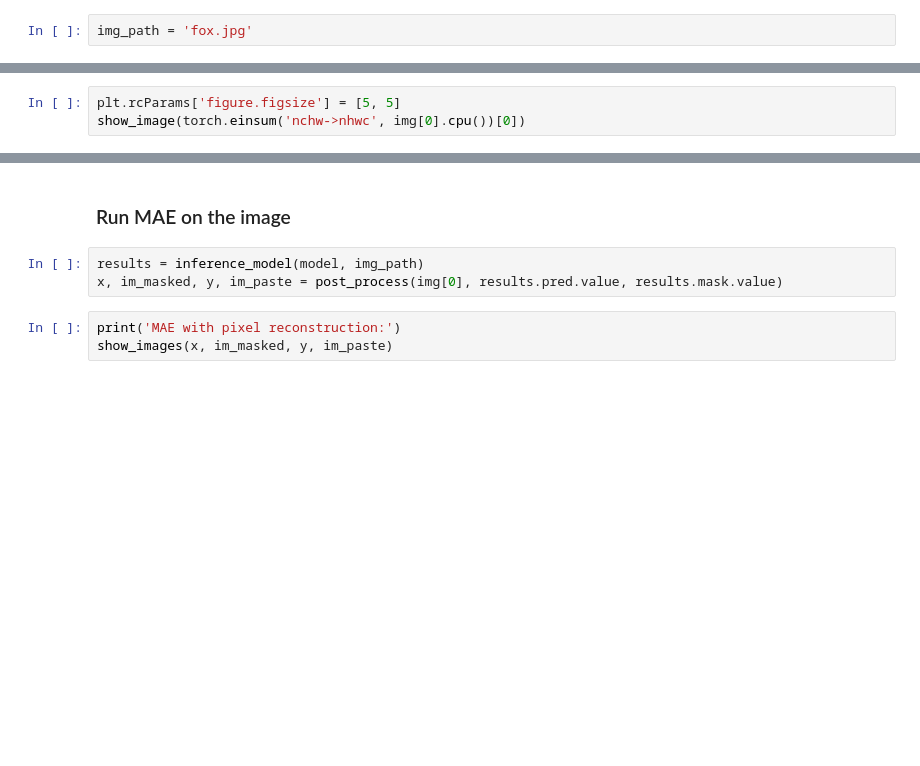
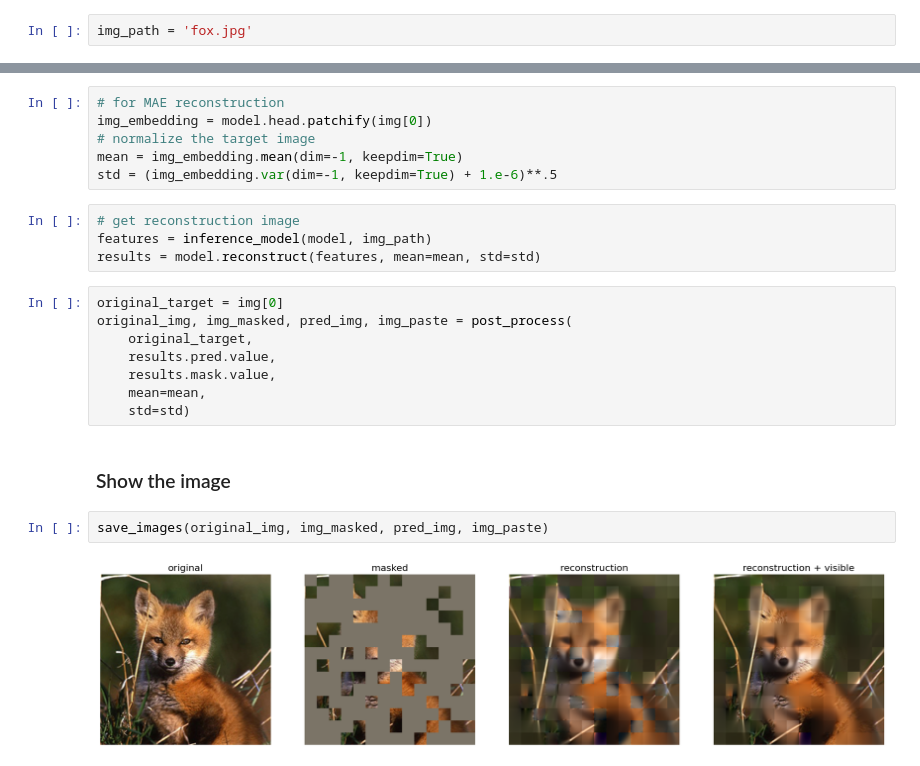
Before and after one commit to open-mmlab/mmselfsup, a Jupyter notebook: demo/mae_visualization.ipynb, the cells around one changed output, grey strips where cells are left out. Drawn from its saved outputs; the diff is of its cells as text; blank space fills up the shorter version.

Commit message:
refaction mae visualization demo

```diff
--- a/demo/mae_visualization.ipynb
+++ b/demo/mae_visualization.ipynb
@@ -188,3 +185,0 @@ img, _ = data_preprocessor(data, False)
-# %%
-plt.rcParams['figure.figsize'] = [5, 5]
-show_image(torch.einsum('nchw->nhwc', img[0].cpu())[0])
@@ -191,8 +188,24 @@ show_image(torch.einsum('nchw->nhwc', img[0].cpu())[0])
+# %%
+# for MAE reconstruction
+img_embedding = model.head.patchify(img[0])
+# normalize the target image
+mean = img_embedding.mean(dim=-1, keepdim=True)
+std = (img_embedding.var(dim=-1, keepdim=True) + 1.e-6)**.5
+# %%
+# get reconstruction image
+features = inference_model(model, img_path)
+results = model.reconstruct(features, mean=mean, std=std)
+# %%
+original_target = img[0]
+original_img, img_masked, pred_img, img_paste = post_process(
+    original_target,
+    results.pred.value,
+    results.mask.value,
+    mean=mean,
+    std=std)
 # %% [markdown]
-### Run MAE on the image
+### Show the image
-# %%
-results = inference_model(model, img_path)
-x, im_masked, y, im_paste = post_process(img[0], results.pred.value, results.mask.value)
-# %%
-print('MAE with pixel reconstruction:')
-show_images(x, im_masked, y, im_paste)
+# %%
+save_images(original_img, img_masked, pred_img, img_paste)
+# %% [output]
+[figure, added]
```
Also changed, not shown: parts of 13 cells of this notebook.
